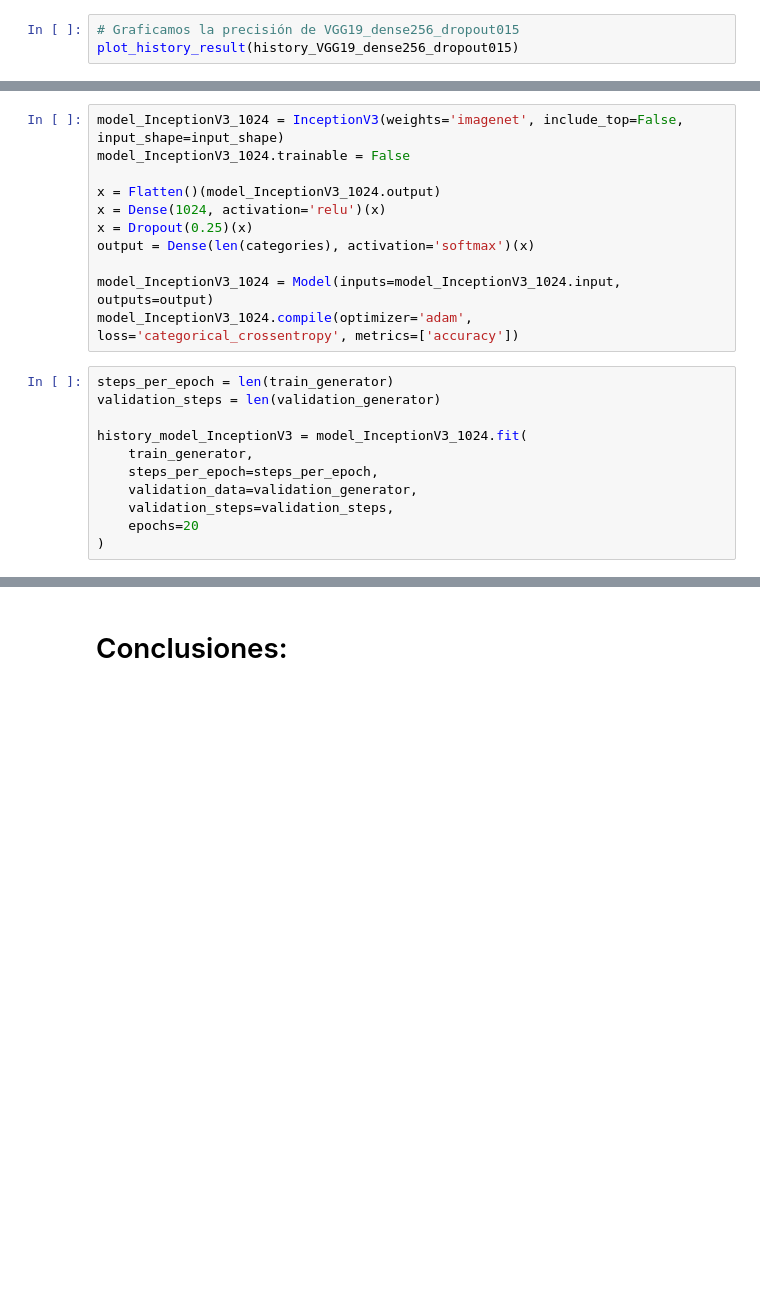
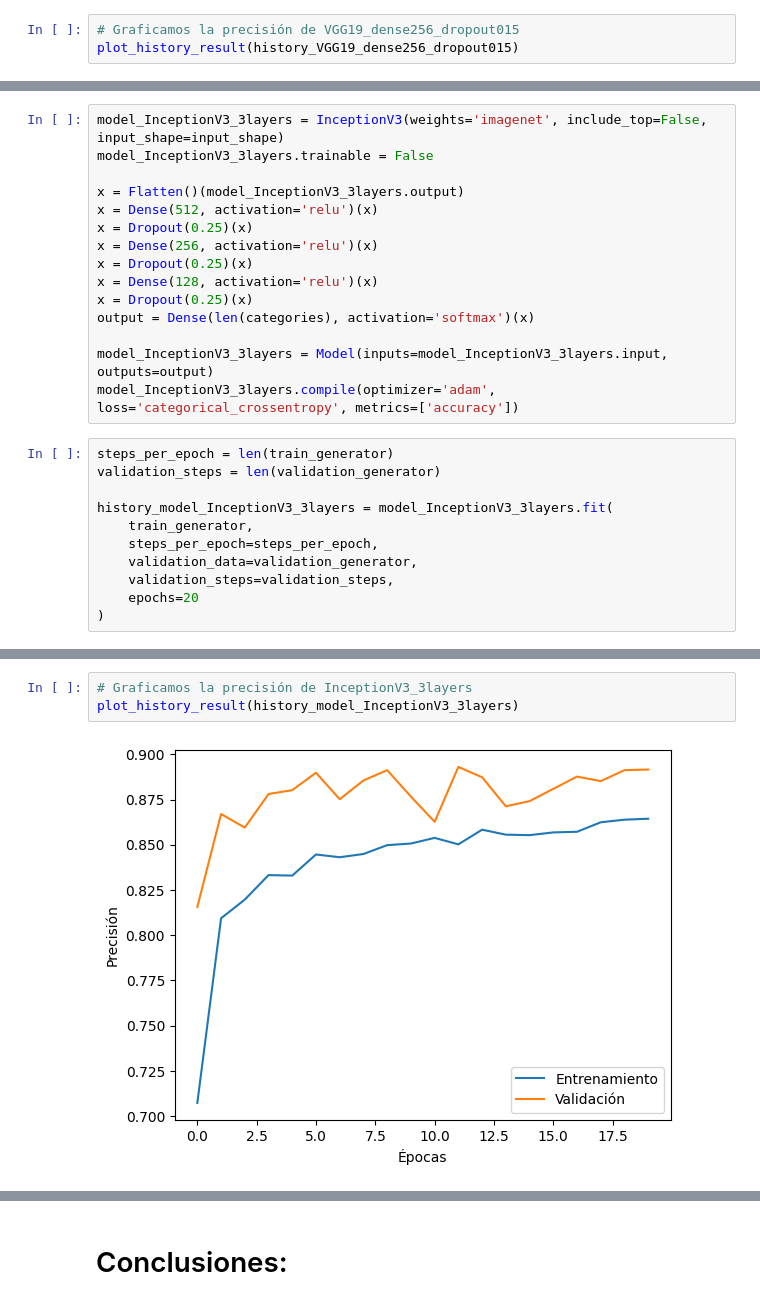
Before and after one commit to joaquinoldani/tp-ml-2, a Jupyter notebook: tp2_places.ipynb, the cells around one changed output, grey strips where cells are left out. Saved outputs shown, nothing was run; the diff lists cells and outputs as text; blank space fills up the shorter version.

```diff
--- a/tp2_places.ipynb
+++ b/tp2_places.ipynb
@@ -499,19 +546,23 @@ Epoch 30/30
 # %%
-model_InceptionV3_1024 = InceptionV3(weights='imagenet', include_top=False, input_shape=input_shape)
-model_InceptionV3_1024.trainable = False
+model_InceptionV3_3layers = InceptionV3(weights='imagenet', include_top=False, input_shape=input_shape)
+model_InceptionV3_3layers.trainable = False
 
-x = Flatten()(model_InceptionV3_1024.output)
-x = Dense(1024, activation='relu')(x)
+x = Flatten()(model_InceptionV3_3layers.output)
+x = Dense(512, activation='relu')(x)
+x = Dropout(0.25)(x)
+x = Dense(256, activation='relu')(x)
+x = Dropout(0.25)(x)
+x = Dense(128, activation='relu')(x)
 x = Dropout(0.25)(x)
 output = Dense(len(categories), activation='softmax')(x)
 
-model_InceptionV3_1024 = Model(inputs=model_InceptionV3_1024.input, outputs=output)
-model_InceptionV3_1024.compile(optimizer='adam', loss='categorical_crossentropy', metrics=['accuracy'])
+model_InceptionV3_3layers = Model(inputs=model_InceptionV3_3layers.input, outputs=output)
+model_InceptionV3_3layers.compile(optimizer='adam', loss='categorical_crossentropy', metrics=['accuracy'])
 # %%
 steps_per_epoch = len(train_generator)
 validation_steps = len(validation_generator)
 
-history_model_InceptionV3 = model_InceptionV3_1024.fit(
+history_model_InceptionV3_3layers = model_InceptionV3_3layers.fit(
     train_generator,
     steps_per_epoch=steps_per_epoch,
     validation_data=validation_generator,
@@ -542,0 +590,5 @@ Epoch 20/20
+# %%
+# Graficamos la precisión de InceptionV3_3layers
+plot_history_result(history_model_InceptionV3_3layers)
+# %% [output]
+[figure, added]
```
Also changed, not shown: parts of 15 cells of this notebook, 2 other files.
